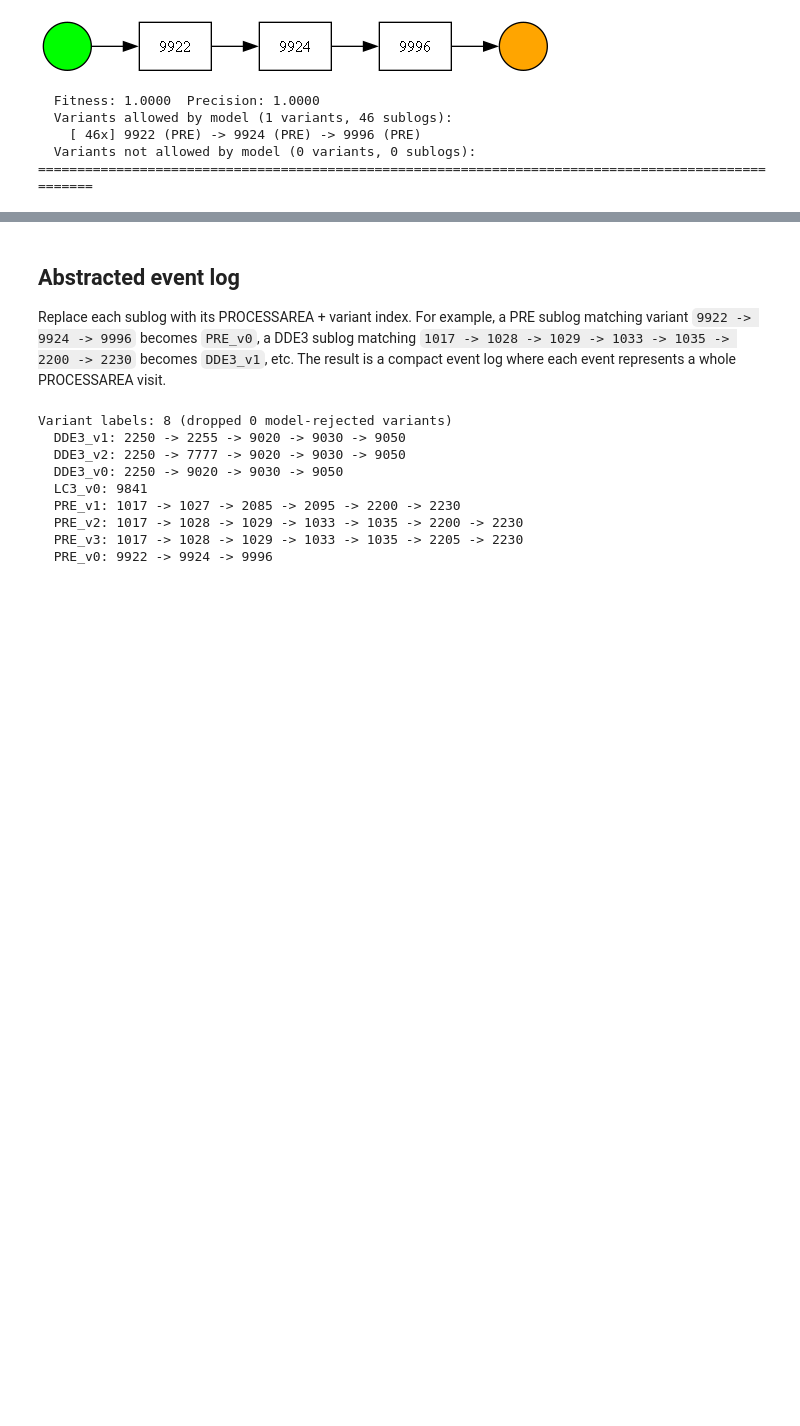
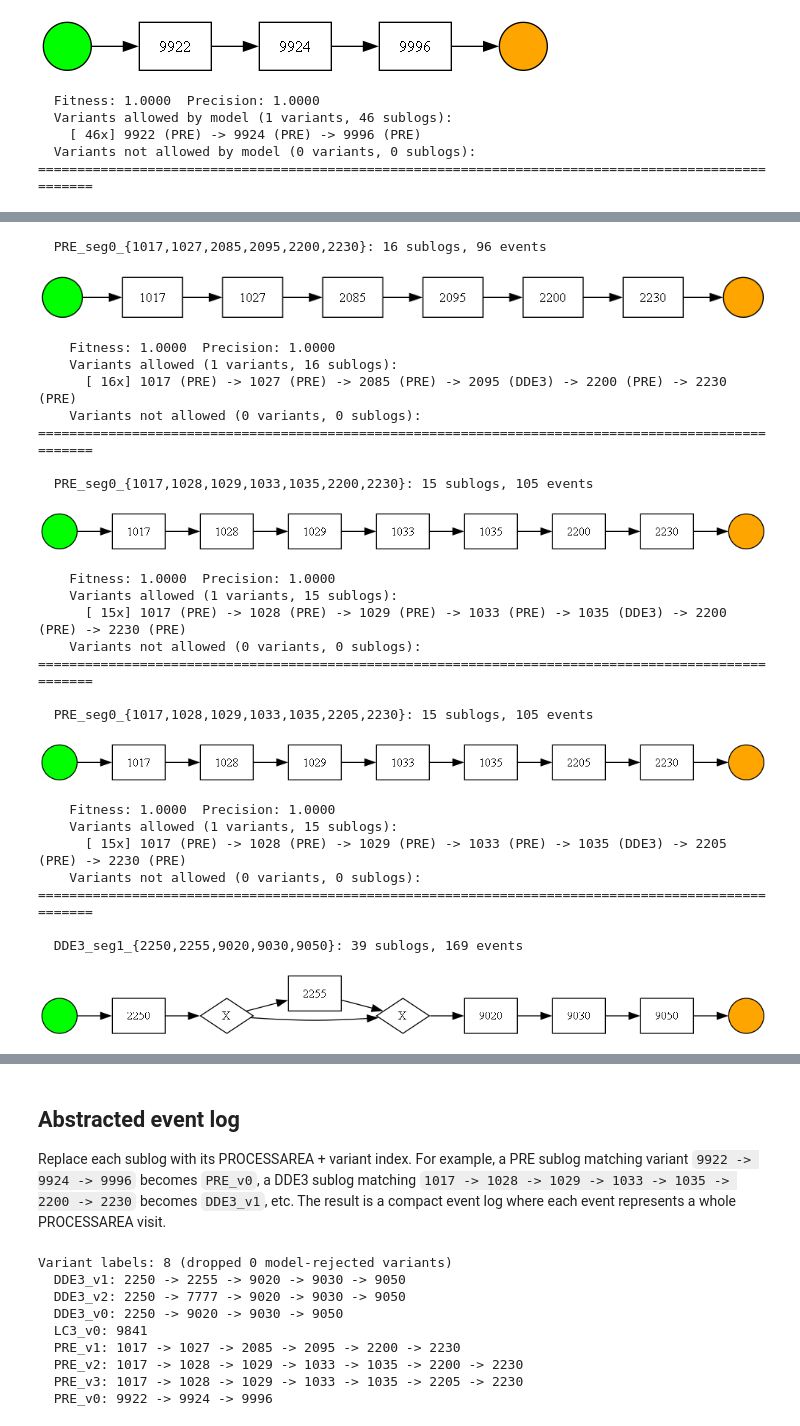
Before and after one commit to AyaSafan/process-mining-lab, a Jupyter notebook: notebooks/10_processflow_split_by_group.ipynb, the cells around one changed output, grey strips where cells are left out. Cells and saved outputs as stored; diff of their text form; code cells hidden in the pictures; blank space fills up the shorter version.

```diff
--- a/notebooks/10_processflow_split_by_group.ipynb
+++ b/notebooks/10_processflow_split_by_group.ipynb
@@ -230,0 +345,80 @@ for (seg_idx, area), grp in split_df.groupby(["_seg_idx", "PROCESSAREA"]):
+# %%
+# Map each operation to its original PROCESSAREA (dominant area from raw log)
+orig_area_map = {}
+for oper, grp in log_raw.groupby("concept:name"):
+    orig_area_map[oper] = grp["PROCESSAREA"].value_counts().index[0]
+
+for (seg_idx, area), groups in activity_groups.items():
+    for act_set, case_ids in sorted(groups.items(), key=lambda x: -len(x[1])):
+        if len(case_ids) == 0:
+            continue
+
+        # Collect all events for these sublogs
+        mask = (split_df["_seg_idx"] == seg_idx) & \
+               (split_df["PROCESSAREA"] == area) & \
+               (split_df["case:concept:name"].isin(case_ids))
+        sub_df = split_df[mask].copy()
+
+        label = f"{area}_seg{seg_idx}_{{{','.join(sorted(act_set))}}}"
+        print(f"  {label}: {len(case_ids)} sublogs, {len(sub_df)} events")
+
+        bpmn = split_miner.apply(sub_df)
+        pm4py.view_bpmn(bpmn)
+
+        net, im, fm = pm4py.convert_to_petri_net(bpmn)
+        ev_log = pm4py.convert_to_event_log(sub_df)
+        fitness = pm4py.fitness_token_based_replay(ev_log, net, im, fm)["log_fitness"]
+        precision = pm4py.precision_token_based_replay(ev_log, net, im, fm)
+        print(f"    Fitness: {fitness:.4f}  Precision: {precision:.4f}")
+
+        variants = sub_df.sort_values("ROUTEOPERORDER").groupby("case:concept:name")["concept:name"].apply(tuple).value_counts().sort_values(ascending=False)
+
+        allowed, not_allowed = [], []
+        for seq, count in variants.items():
+            vdf = pd.DataFrame({
+                "case:concept:name": ["v0"] * len(seq),
+                "concept:name": list(seq),
+                "time:timestamp": pd.date_range("2024-01-01", periods=len(seq), freq="s"),
+            })
+            vlog = pm4py.convert_to_event_log(vdf)
+            f = pm4py.fitness_token_based_replay(vlog, net, im, fm)["log_fitness"]
+            (allowed if f == 1.0 else not_allowed).append((seq, count))
+
+        def fmt_seq(s):
+            return ' -> '.join(f'{n} ({orig_area_map.get(n, "?")})' for n in s)
+
+        print(f"    Variants allowed ({len(allowed)} variants, {sum(c for _,c in allowed)} sublogs):")
+        for seq, count in allowed:
+            print(f"      [{count:3d}x] {fmt_seq(seq)}")
+        print(f"    Variants not allowed ({len(not_allowed)} variants, {sum(c for _,c in not_allowed)} sublogs):")
+        for seq, count in not_allowed:
+            print(f"      [{count:3d}x] {fmt_seq(seq)}")
+        print('=' * 100)
+        print()
+# %% [output]
+  PRE_seg0_{1017,1027,2085,2095,2200,2230}: 16 sublogs, 96 events
+[figure, added]
+    Fitness: 1.0000  Precision: 1.0000
+    Variants allowed (1 variants, 16 sublogs):
+      [ 16x] 1017 (PRE) -> 1027 (PRE) -> 2085 (PRE) -> 2095 (DDE3) -> 2200 (PRE) -> 2230 (PRE)
+    Variants not allowed (0 variants, 0 sublogs):
+====================================================================================================
+
+  PRE_seg0_{1017,1028,1029,1033,1035,2200,2230}: 15 sublogs, 105 events
+[figure, added]
+    Fitness: 1.0000  Precision: 1.0000
+    Variants allowed (1 variants, 15 sublogs):
+      [ 15x] 1017 (PRE) -> 1028 (PRE) -> 1029 (PRE) -> 1033 (PRE) -> 1035 (DDE3) -> 2200 (PRE) -> 2230 (PRE)
+    Variants not allowed (0 variants, 0 sublogs):
+====================================================================================================
+
+  PRE_seg0_{1017,1028,1029,1033,1035,2205,2230}: 15 sublogs, 105 events
+[figure, added]
+    Fitness: 1.0000  Precision: 1.0000
+    Variants allowed (1 variants, 15 sublogs):
+      [ 15x] 1017 (PRE) -> 1028 (PRE) -> 1029 (PRE) -> 1033 (PRE) -> 1035 (DDE3) -> 2205 (PRE) -> 2230 (PRE)
+    Variants not allowed (0 variants, 0 sublogs):
+====================================================================================================
+
+  DDE3_seg1_{2250,2255,9020,9030,9050}: 39 sublogs, 169 events
+[figure, added]
```
Also changed, not shown: parts of 4 cells of this notebook.
